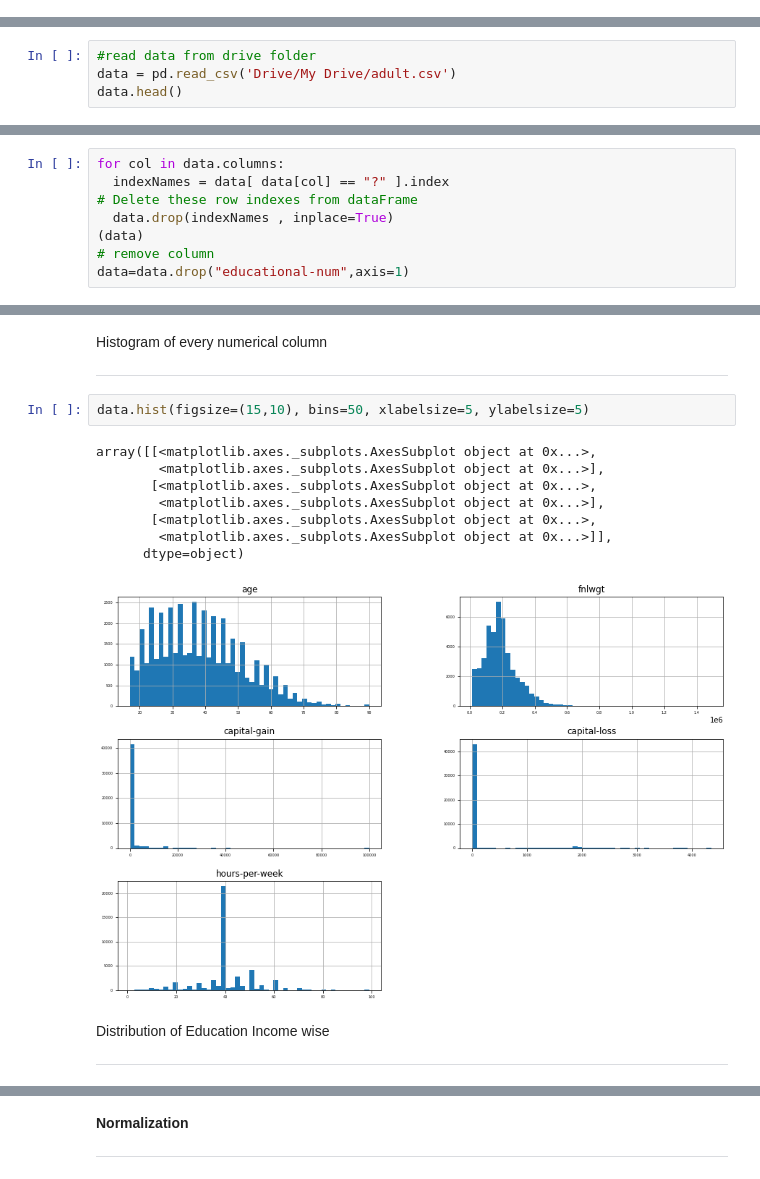
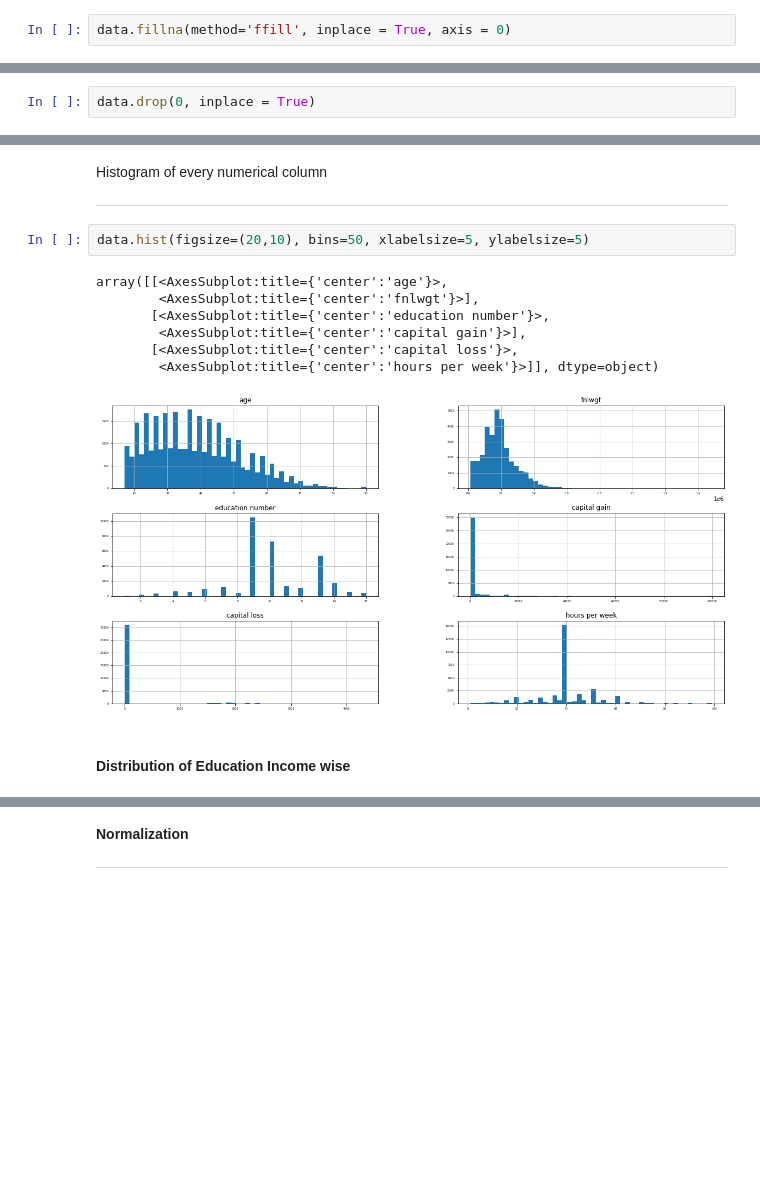
Before and after one commit to adiag321/Adults-Income-Prediction, a Jupyter notebook: prediction_EDA.ipynb, the cells around one changed output, grey strips where cells are left out. Saved outputs shown, nothing was run; the diff lists cells and outputs as text; blank space fills up the shorter version.

```diff
--- a/prediction_EDA.ipynb
+++ b/prediction_EDA.ipynb
@@ -56,0 +154,2 @@ os.listdir('/content/Drive')
+# %%
+data.fillna(method='ffill', inplace = True, axis = 0)
@@ -56,0 +158,2 @@ os.listdir('/content/Drive')
+# %%
+data.drop(0, inplace = True)
@@ -61,4 +185,0 @@ Load the data
-# %%
-#read data from drive folder
-data = pd.read_csv('Drive/My Drive/adult.csv')
-data.head()
@@ -95,8 +204,0 @@ Drop None records and Redunadant column
-# %%
-for col in data.columns:
-  indexNames = data[ data[col] == "?" ].index
-# Delete these row indexes from dataFrame
-  data.drop(indexNames , inplace=True)
-(data)
-# remove column
-data=data.drop("educational-num",axis=1)
@@ -202,20 +265,17 @@ Histogram of every numerical column
 
 ---
 # %%
-data.hist(figsize=(15,10), bins=50, xlabelsize=5, ylabelsize=5)
+data.hist(figsize=(20,10), bins=50, xlabelsize=5, ylabelsize=5)
 # %% [output]
-array([[<matplotlib.axes._subplots.AxesSubplot object at 0x...>,
-        <matplotlib.axes._subplots.AxesSubplot object at 0x...>],
-       [<matplotlib.axes._subplots.AxesSubplot object at 0x...>,
-        <matplotlib.axes._subplots.AxesSubplot object at 0x...>],
-       [<matplotlib.axes._subplots.AxesSubplot object at 0x...>,
-        <matplotlib.axes._subplots.AxesSubplot object at 0x...>]],
-      dtype=object)
+array([[<AxesSubplot:title={'center':'age'}>,
+        <AxesSubplot:title={'center':'fnlwgt'}>],
+       [<AxesSubplot:title={'center':'education number'}>,
+        <AxesSubplot:title={'center':'capital gain'}>],
+       [<AxesSubplot:title={'center':'capital loss'}>,
+        <AxesSubplot:title={'center':'hours per week'}>]], dtype=object)
-[figure, old version]
+[figure, new version]
 # %% [markdown]
-Distribution of Education Income wise
-
----
+#### Distribution of Education Income wise
 # %%
 import seaborn as sns
 sns.set(color_codes=True)
```
Also changed, not shown: parts of 49 cells of this notebook, 9 other files.
